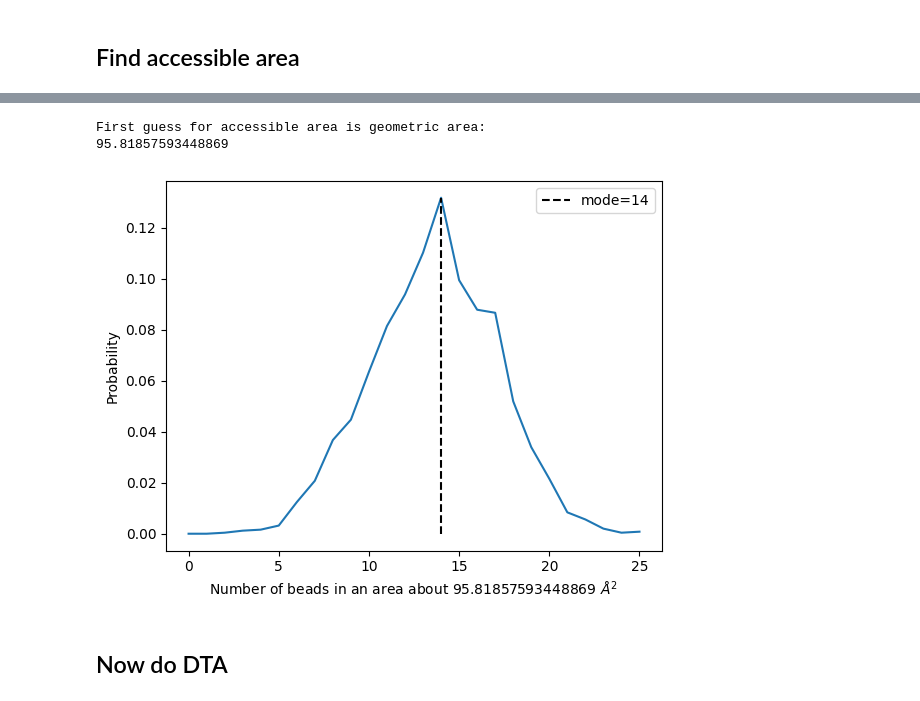
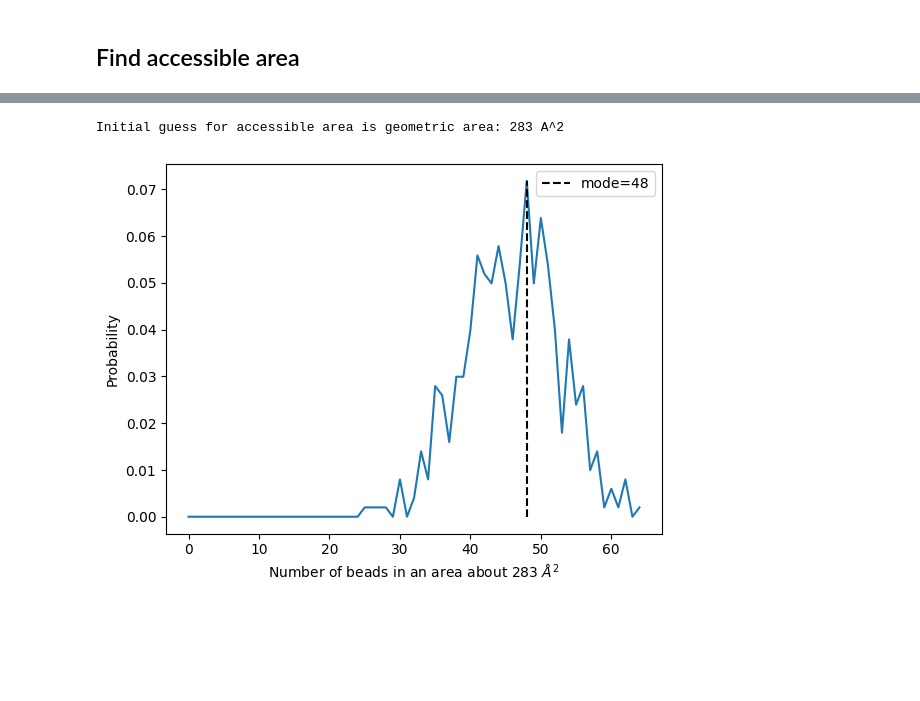
Before and after one commit to BranniganLab/density_threshold_affinity, a Jupyter notebook: python/user_facing_test.ipynb, the cells around one changed output, grey strips where cells are left out. Cells and saved outputs as stored; diff of their text form; code cells hidden in the pictures; blank space fills up the shorter version.

```diff
--- a/python/user_facing_test.ipynb
+++ b/python/user_facing_test.ipynb
@@ -19,6 +19,8 @@ plt.rcParams['axes.grid'] = False
 ## EDIT THESE VARIABLES
 # %%
 root_path = Path("/home/js2746/ELIC5/simulations/PC_CL/5%CDL/")
+DPPC_root_path = Path("/home/js2746/ELIC5/simulations/DPPC/")
+DPPC_bulk_root_path = Path("/home/js2746/ELIC5/simulations/DPPC_bulk/")
 system_names = ["CDL1", "POPC"] # or the names of choice
 leaflets = ['upp', 'low'] # analyze both leaflets (default)
 replicas = ["rep2", "rep3", "rep4", "rep5"] # replicas as identified in the "root" directory
@@ -52,2 +67,7 @@ plt.savefig(root_path.joinpath("enrichments_withSites.pdf"), bbox_inches='tight'
 # %% [markdown]
 ## Find accessible area
+# %%
+DPPC_outer = DPPC_root_path.joinpath(f"DPPC.upp.dat")
+DPPC_outer_counts, grid_dims, outer_system_info = parse_tcl_dat_file(DPPC_outer, bulk=False)
+DPPC_inner = DPPC_root_path.joinpath(f"DPPC.low.dat")
+DPPC_inner_counts, grid_dims, inner_system_info = parse_tcl_dat_file(DPPC_inner, bulk=False)
@@ -54,18 +141,12 @@ plt.savefig(root_path.joinpath("enrichments_withSites.pdf"), bbox_inches='tight'
 # %%
-DPPC_root = Path("/home/js2746/ELIC5/simulations/DPPC/")
-DPPC_bulk_root = Path("/home/js2746/ELIC5/simulations/DPPC_bulk/")
-
-DPPC = DPPC_root_path.joinpath(f"DPPC.upp.dat")
-DPPC_counts, grid_dims, system_info = parse_tcl_dat_file(DPPC, bulk=False)
-DPPC_site1 = Site(name="M4M3_outer", leaflet_id=1, temperature=320)
-DPPC_site1.bin_coords = [(5, 4), (5, 5), (5, 6), (6, 5), (6, 4)]
-DPPC_symm_site1 = SymmetricSite(symmetry=5, base_site=DPPC_site1, Ntheta=grid_dims.Ntheta)
-DPPC_symm_site1.update_counts_histogram(bulk=False, counts_data=DPPC_counts)
-print("First guess for accessible area is geometric area:")
-geom_area = DPPC_site1.calculate_geometric_area(grid_dims.dr, grid_dims.dtheta)
-print(geom_area)
+DPPC_site2 = Site(name="DPPC outer M3-M4", leaflet_id=1, temperature=320)
+DPPC_site2.bin_coords = [(5, 4), (5, 5), (5, 6), (6, 5), (6, 4)]
+DPPC_symm_site2 = SymmetricSite(symmetry=5, base_site=DPPC_site2, Ntheta=grid_dims.Ntheta)
+DPPC_symm_site2.update_counts_histogram(bulk=False, counts_data=DPPC_outer_counts)
+site2_geom_area = round(DPPC_site2.calculate_geometric_area(grid_dims.dr, grid_dims.dtheta))
+print(f"Initial guess for accessible area is geometric area: {site2_geom_area} A^2")
 fig,ax = plt.subplots()
-ax = plot_histogram(ax, DPPC_symm_site1.site_counts_histogram, geom_area, plot_probability=True)
+ax = plot_histogram(ax, DPPC_symm_site2.site_counts_histogram, site2_geom_area, plot_probability=True)
 plt.show()
 plt.clf()
 plt.close()
@@ -88,19 +181,14 @@ print(DPPC_symm_site.predict_accessible_area(73))
 # %%
-DPPC_site2 = Site(name="M4M1_inner", leaflet_id=2, temperature=320)
-DPPC_site2.bin_coords = [(5, 8), (5, 9), (6, 9), (6, 8), (6, 10)]
-DPPC_symm_site2 = SymmetricSite(symmetry=5, base_site=DPPC_site2, Ntheta=grid_dims.Ntheta)
-DPPC_symm_site2.update_counts_histogram(bulk=False, counts_data=DPPC_counts)
-print("First guess for accessible area is geometric area:")
-geom_area = DPPC_site2.calculate_geometric_area(grid_dims.dr, grid_dims.dtheta)
-print(geom_area)
+DPPC_site3 = Site(name="DPPC outer big blob", leaflet_id=1, temperature=320)
+DPPC_site3.bin_coords = [(5, 13), (5, 14), (5, 15), (5, 16), (5, 17), (6, 13), (6, 14), (6, 15), (6, 16), (6, 17), (7, 13), (7, 14), (7, 15), (7, 16)]
+DPPC_site3.update_counts_histogram(bulk=False, counts_data=DPPC_outer_counts)
+site3_geom_area = round(DPPC_site3.calculate_geometric_area(grid_dims.dr, grid_dims.dtheta))
+print(f"Initial guess for accessible area is geometric area: {site3_geom_area} A^2")
 fig,ax = plt.subplots()
-ax = plot_histogram(ax, DPPC_symm_site2.site_counts_histogram, geom_area, plot_probability=True)
+ax = plot_histogram(ax, DPPC_site3.site_counts_histogram, site3_geom_area, plot_probability=True)
 plt.show()
 plt.clf()
 plt.close()
 # %% [output]
-First guess for accessible area is geometric area:
-95.81857593448869
+Initial guess for accessible area is geometric area: 283 A^2
-[figure, old version]
+[figure, new version]
-# %% [markdown]
-## Now do DTA
```
Also changed, not shown: parts of 34 cells of this notebook.
